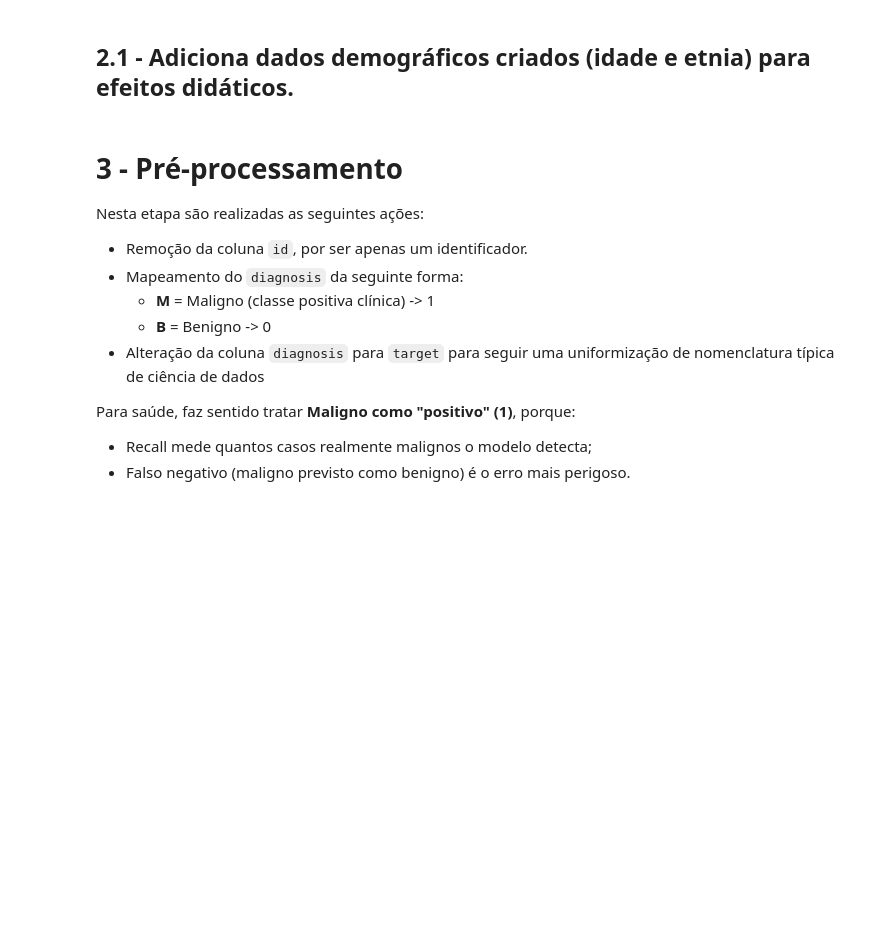
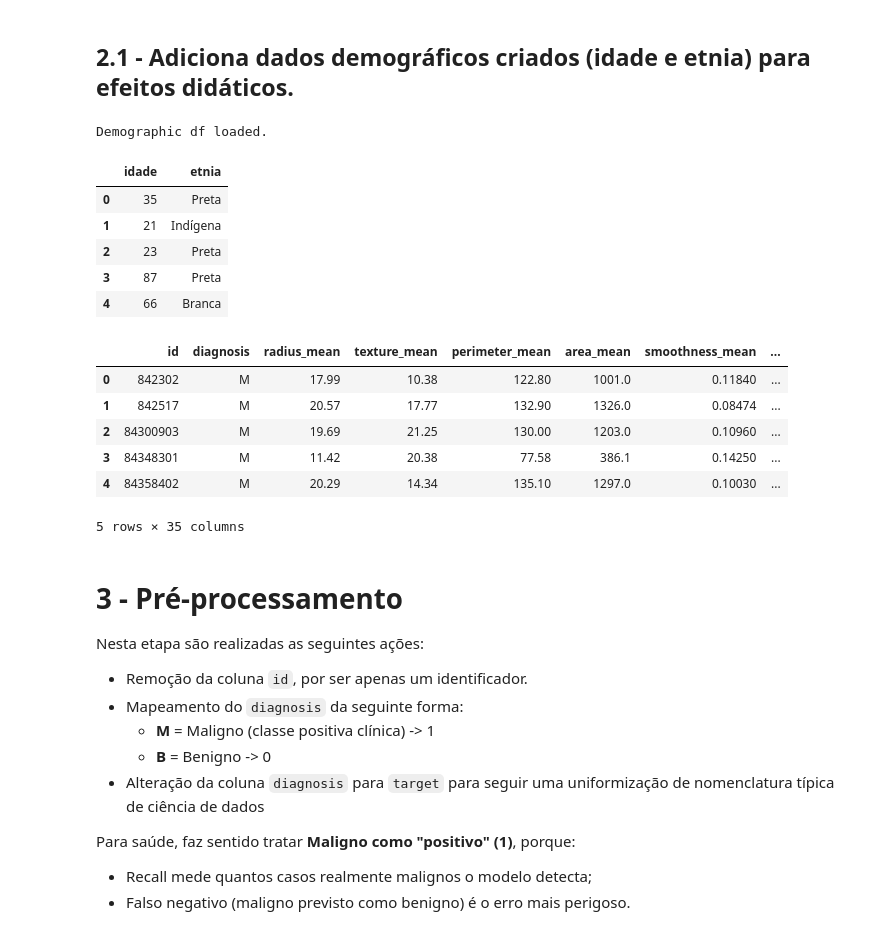
Before and after one commit to marceloklotz/breast-cancer-fiap-segunda-fase, a Jupyter notebook: FIAP_Fase_2.ipynb, the cells around one changed output. Saved outputs shown, nothing was run; the diff lists cells and outputs as text; code cells hidden in the pictures; blank space fills up the shorter version.

```diff
--- a/FIAP_Fase_2.ipynb
+++ b/FIAP_Fase_2.ipynb
@@ -102,29 +136,44 @@ df.info()
 # %% [markdown]
 ## 2.1 - Adiciona dados demográficos criados (idade e etnia) para efeitos didáticos.
 # %%
-demographic_df = pd.read_csv('/content/dados_demograficos_aleatorios_idade_etnia.csv')
+demographic_df = pd.read_csv('https://raw.githubusercontent.com/marceloklotz/breast-cancer-fiap-segunda-fase/refs/heads/main/dados_demograficos_aleatorios_idade_etnia.csv')
 print("Demographic df loaded.")
 display(demographic_df.head())
 
 # Assumindo que demographic_df está implicitamente ordenado da mesma forma que df, adiciona a coluna  'id' para merge
 demographic_df['id'] = df['id']
 
 df = pd.merge(df, demographic_df, on='id', how='left')
 
 # Criação de grupos demográficos.
 # Serão criados grupos por idade: <30, 30 <= idade < 50 e >= 50 apenas para exemplificar a metodologia. Os grupos foram escolhidos de maneira arbitrária.
 
 def faixa_idade(idade):
     if idade < 30:
         return "Menor que 30 anos"
     elif idade < 50:
         return "Entre 30 e 50 anos"
     else:
         return "Maior de 50 anos"
 
 df["grupo_idade"] = df["idade"].apply(faixa_idade)
 
 display(df.head())
+# %% [output]
+Demographic df loaded.
+|  | idade | etnia |
+| 0 | 35 | Preta |
+| 1 | 21 | Indígena |
+| 2 | 23 | Preta |
+| 3 | 87 | Preta |
+| 4 | 66 | Branca |
+|  | id | diagnosis | radius_mean | texture_mean | perimeter_mean | area_mean | smoothness_mean | ... |
+| 0 | 842302 | M | 17.99 | 10.38 | 122.80 | 1001.0 | 0.11840 | ... |
+| 1 | 842517 | M | 20.57 | 17.77 | 132.90 | 1326.0 | 0.08474 | ... |
+| 2 | 84300903 | M | 19.69 | 21.25 | 130.00 | 1203.0 | 0.10960 | ... |
+| 3 | 84348301 | M | 11.42 | 20.38 | 77.58 | 386.1 | 0.14250 | ... |
+| 4 | 84358402 | M | 20.29 | 14.34 | 135.10 | 1297.0 | 0.10030 | ... |
+5 rows × 35 columns
 # %% [markdown]
 # 3 - Pré-processamento
 
```
Also changed, not shown: parts of 13 cells of this notebook, 1 other file.
